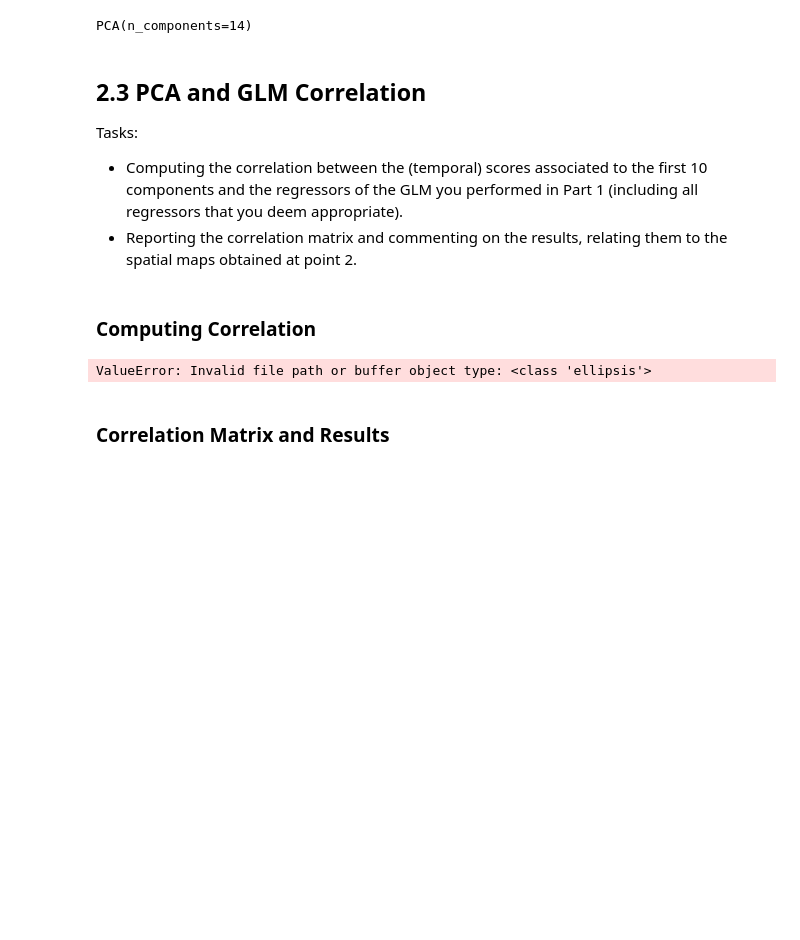
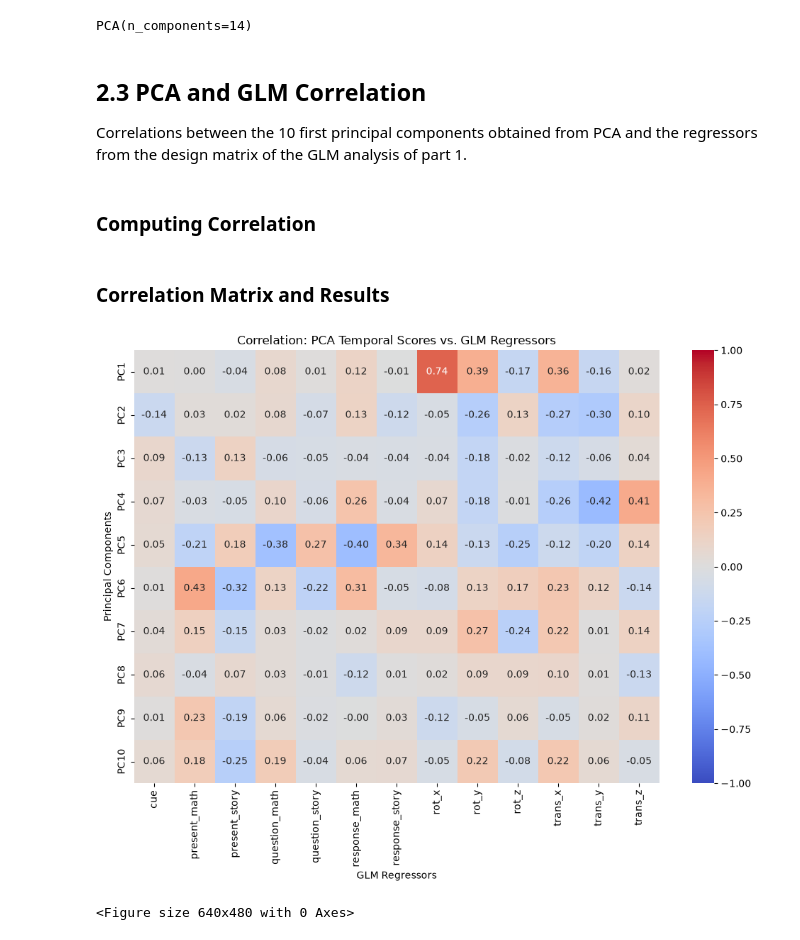
Before and after one commit to Kitkatkitkatia/NSSP_projects, a Jupyter notebook: part2.ipynb, the cells around one changed output. Drawn from its saved outputs; the diff is of its cells as text; code cells hidden in the pictures; blank space fills up the shorter version.

Commit message:
added part 2.3 correlation PCA and GLM

```diff
--- a/part2.ipynb
+++ b/part2.ipynb
@@ -173,14 +173,13 @@ pca.fit(X)
 PCA(n_components=14)
 # %% [markdown]
 ## 2.3 PCA and GLM Correlation
-Tasks:
-- Computing the correlation between the (temporal) scores associated to the first 10 components and the regressors of the GLM you performed in Part 1
-(including all regressors that you deem appropriate).
-- Reporting the correlation
-matrix and commenting on the results, relating them to the spatial maps obtained at point 2.
+
+Correlations between the 10 first principal components obtained from PCA and the regressors from the design matrix of the GLM analysis of part 1.
 # %% [markdown]
 ### Computing Correlation
 # %%
+from helpers import find_one
+
 # Getting PCA Temporal Scores:
 # fit_transform projects the spatial data onto the time axis.
 # This returns an array of shape (316, nb_components_optimal), representing the time-series of each component.
@@ -190,35 +189,44 @@ temporal_scores = pca.fit_transform(X)[:, :10]
 pca_cols = [f'PC{i+1}' for i in range(10)]
 df_pca = pd.DataFrame(temporal_scores, columns=pca_cols)
 
-# Retrieving the GLM Regressors from Part 1:
-#TODO to modify in order for it to work with GLM stored
-GLM_path = ...
-design_matrix = pd.read_csv(GLM_path, sep='\t')
+# Retrieving the GLM Regressors from design matrix
+PROJECT_ROOT = op.abspath("")
+GLM_DIR = op.join(PROJECT_ROOT, "derivatives", "glm")
+design_matrix = pd.read_csv(op.join(GLM_DIR, 'design_matrix.csv'), sep=',')
 
 # Select the regressors
-regressors_of_interest = ['task_A', 'task_B', 'rest'] #TODO replace with our Tasks
-df_regressors = design_matrix[regressors_of_interest]
+DATA_DIR = op.join(PROJECT_ROOT, "data")
+EVENTS   = find_one(DATA_DIR, "tfMRI_LANGUAGE_LR_task_onsets.csv")
+events = pd.read_csv(EVENTS)
+
+columns = ['cue','present_math','present_story','question_math','question_story','response_math','response_story',
+          'rot_x','rot_y','rot_z', 'trans_x', 'trans_y', 'trans_z']
+
+
+df_regressors = design_matrix[columns]
-# %% [output]
-ValueError: Invalid file path or buffer object type: <class 'ellipsis'>
 # %% [markdown]
 ### Correlation Matrix and Results
 # %%
-#TODO !!!
-
 # Compute the Correlation Matrix
 # Combine PCA scores and regressors, then compute Pearson correlation
 df_combined = pd.concat([df_pca, df_regressors.reset_index(drop=True)], axis=1)
 full_corr = df_combined.corr()
 
 # Isolate the intersection of PCs and Regressors
-cross_corr = full_corr.loc[pca_cols, regressors_of_interest]
+cross_corr = full_corr.loc[pca_cols, columns]
 
 # 4. Plot the Matrix
 plt.figure(figsize=(10, 8))
 sns.heatmap(cross_corr, annot=True, cmap='coolwarm', center=0, vmin=-1, vmax=1, fmt=".2f")
 plt.title('Correlation: PCA Temporal Scores vs. GLM Regressors')
 plt.ylabel('Principal Components')
 plt.xlabel('GLM Regressors')
 plt.tight_layout()
 plt.show()
+
+FIG_DIR  = op.join(PROJECT_ROOT, "figures")
+plt.savefig(op.join(FIG_DIR, 'part2','PCA_GLM_corr.png' ))
+# %% [output]
+[figure, added]
+<Figure size 640x480 with 0 Axes>
 # %% [markdown]
```
Also changed, not shown: parts of 1 cell of this notebook.
